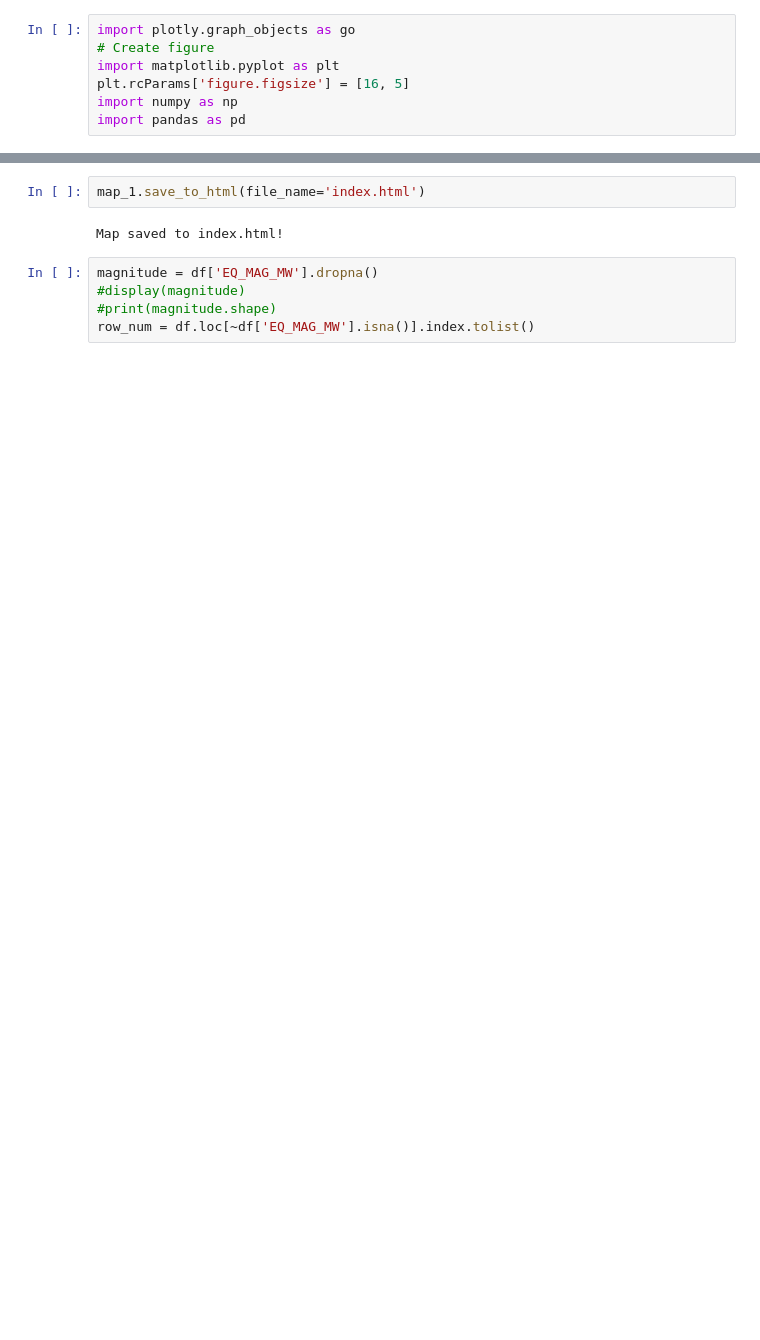
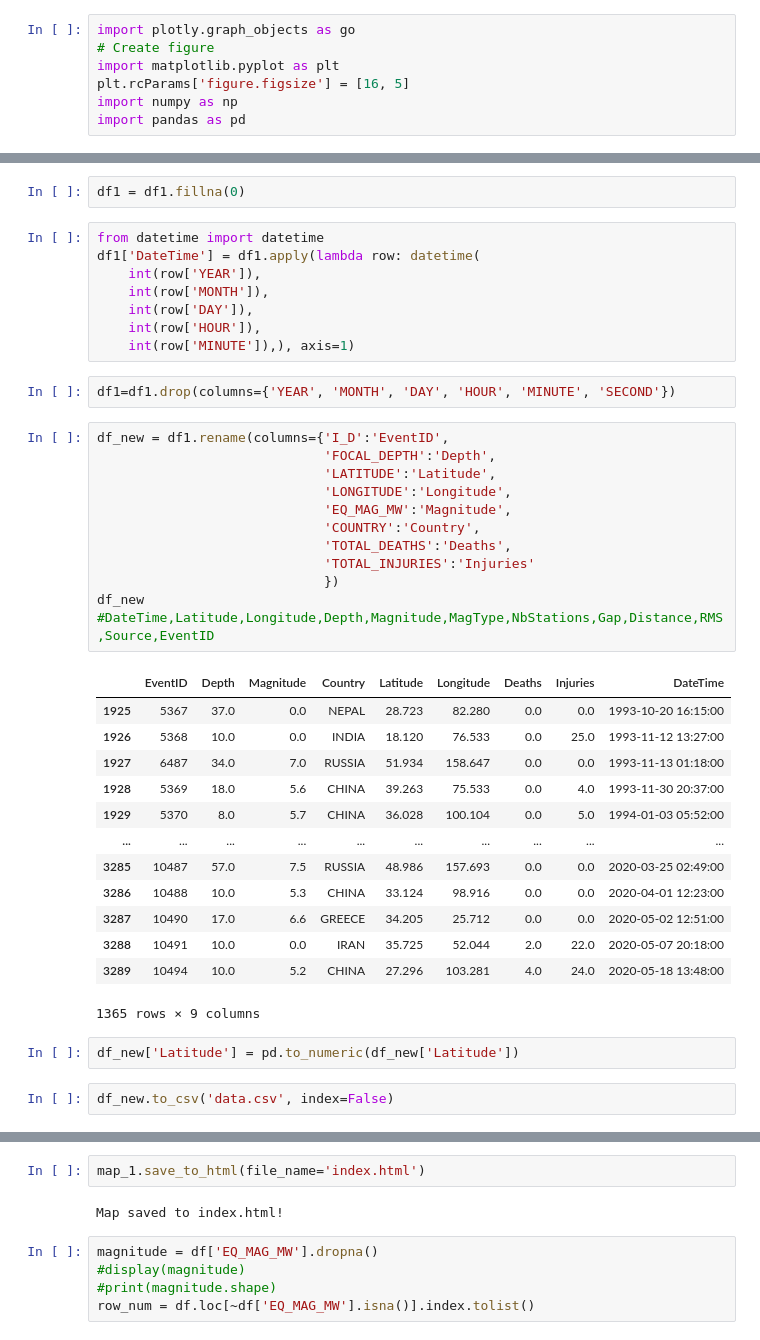
Before and after one commit to linynjosh/earthquake-vis, a Jupyter notebook: Earthquakes Analysis.ipynb, the cells around one changed output, grey strips where cells are left out. Cells and saved outputs as stored; diff of their text form; blank space fills up the shorter version.

```diff
--- a/Earthquakes Analysis.ipynb
+++ b/Earthquakes Analysis.ipynb
@@ -25,3 +56,45 @@ df1
+# %%
+df1 = df1.fillna(0)
+# %%
+from datetime import datetime
+df1['DateTime'] = df1.apply(lambda row: datetime(
+    int(row['YEAR']),
+    int(row['MONTH']),
+    int(row['DAY']),
+    int(row['HOUR']),
+    int(row['MINUTE']),), axis=1)
+# %%
+df1=df1.drop(columns={'YEAR', 'MONTH', 'DAY', 'HOUR', 'MINUTE', 'SECOND'})
+# %%
+df_new = df1.rename(columns={'I_D':'EventID',
+                             'FOCAL_DEPTH':'Depth',
+                             'LATITUDE':'Latitude',
+                             'LONGITUDE':'Longitude',
+                             'EQ_MAG_MW':'Magnitude',
+                             'COUNTRY':'Country',
+                             'TOTAL_DEATHS':'Deaths',
+                             'TOTAL_INJURIES':'Injuries'
+                             })
+df_new
+#DateTime,Latitude,Longitude,Depth,Magnitude,MagType,NbStations,Gap,Distance,RMS,Source,EventID
+# %% [output]
+|  | EventID | Depth | Magnitude | Country | Latitude | Longitude | Deaths | Injuries | DateTime |
+| 1925 | 5367 | 37.0 | 0.0 | NEPAL | 28.723 | 82.280 | 0.0 | 0.0 | 1993-10-20 16:15:00 |
+| 1926 | 5368 | 10.0 | 0.0 | INDIA | 18.120 | 76.533 | 0.0 | 25.0 | 1993-11-12 13:27:00 |
+| 1927 | 6487 | 34.0 | 7.0 | RUSSIA | 51.934 | 158.647 | 0.0 | 0.0 | 1993-11-13 01:18:00 |
+| 1928 | 5369 | 18.0 | 5.6 | CHINA | 39.263 | 75.533 | 0.0 | 4.0 | 1993-11-30 20:37:00 |
+| 1929 | 5370 | 8.0 | 5.7 | CHINA | 36.028 | 100.104 | 0.0 | 5.0 | 1994-01-03 05:52:00 |
+| ... | ... | ... | ... | ... | ... | ... | ... | ... | ... |
+| 3285 | 10487 | 57.0 | 7.5 | RUSSIA | 48.986 | 157.693 | 0.0 | 0.0 | 2020-03-25 02:49:00 |
+| 3286 | 10488 | 10.0 | 5.3 | CHINA | 33.124 | 98.916 | 0.0 | 0.0 | 2020-04-01 12:23:00 |
+| 3287 | 10490 | 17.0 | 6.6 | GREECE | 34.205 | 25.712 | 0.0 | 0.0 | 2020-05-02 12:51:00 |
+| 3288 | 10491 | 10.0 | 0.0 | IRAN | 35.725 | 52.044 | 2.0 | 22.0 | 2020-05-07 20:18:00 |
+| 3289 | 10494 | 10.0 | 5.2 | CHINA | 27.296 | 103.281 | 4.0 | 24.0 | 2020-05-18 13:48:00 |
+1365 rows × 9 columns
+# %%
+df_new['Latitude'] = pd.to_numeric(df_new['Latitude'])
+# %%
+df_new.to_csv('data.csv', index=False)
 # %%
 # Load an empty map
 from keplergl import KeplerGl
```
Also changed, not shown: parts of 11 cells of this notebook, 5 other files.
